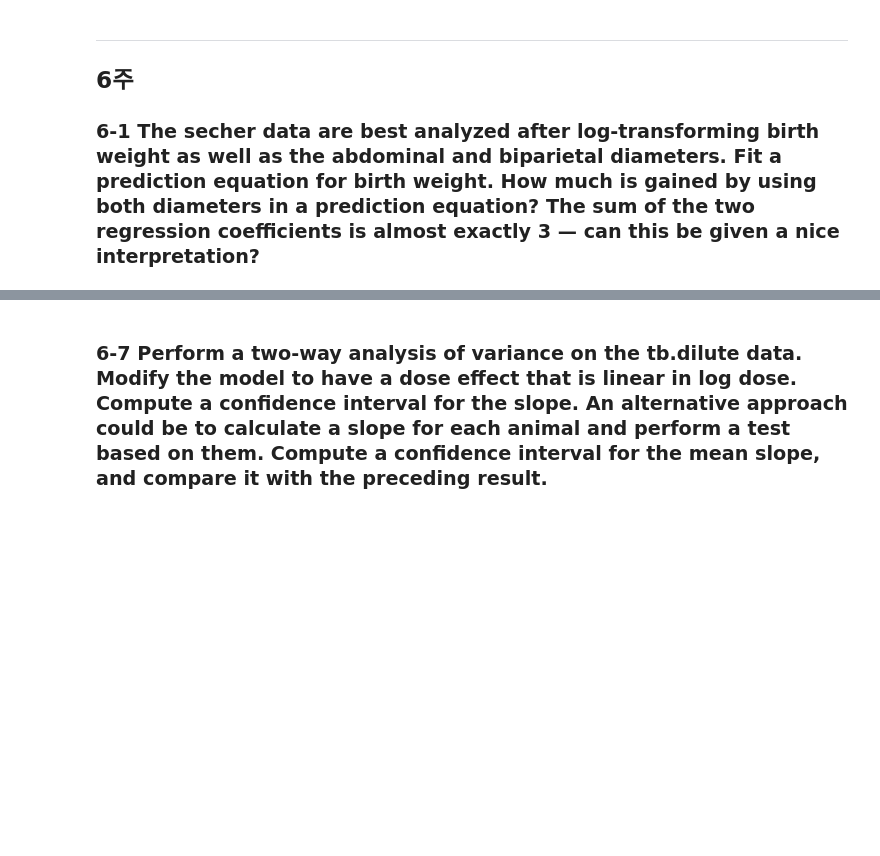
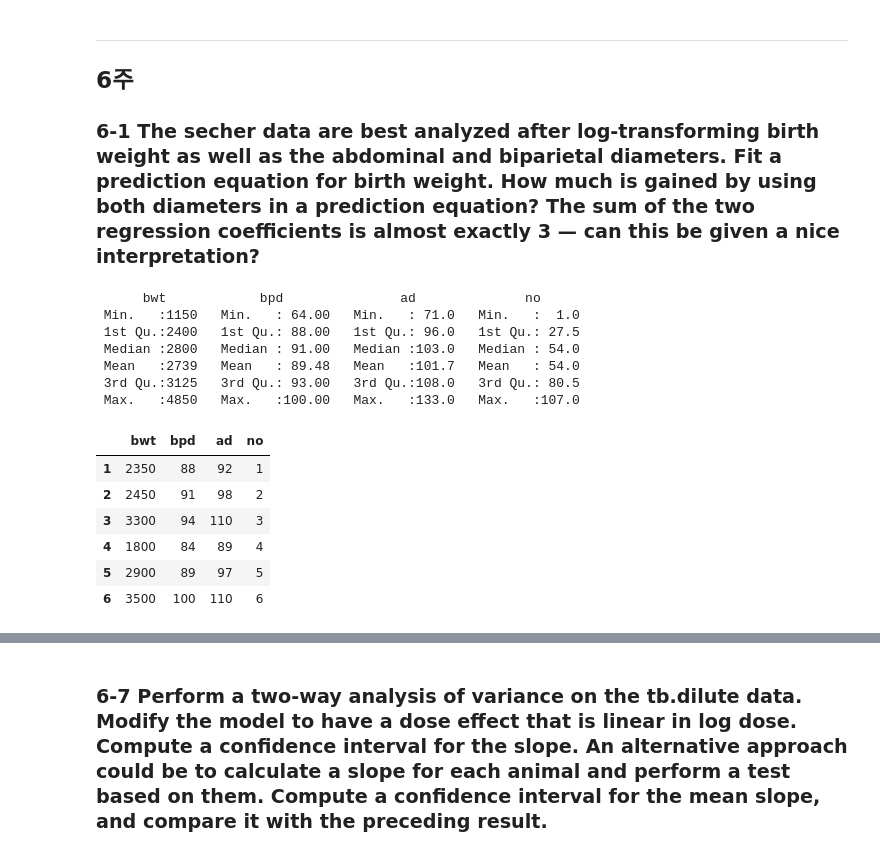
Before and after one commit to braveji18/mystudy, a Jupyter notebook: 01_school/12_데이터분석방법론1/homework_01.ipynb, the cells around one changed output, grey strips where cells are left out. Saved outputs shown, nothing was run; the diff lists cells and outputs as text; code cells hidden in the pictures; blank space fills up the shorter version.

```diff
--- a/01_school/12_데이터분석방법론1/homework_01.ipynb
+++ b/01_school/12_데이터분석방법론1/homework_01.ipynb
@@ -669,0 +672,18 @@ Levels: low intermediate high very high
+# %%
+summary( secher )
+head( secher )
+# %% [output]
+      bwt            bpd               ad              no
+ Min.   :1150   Min.   : 64.00   Min.   : 71.0   Min.   :  1.0
+ 1st Qu.:2400   1st Qu.: 88.00   1st Qu.: 96.0   1st Qu.: 27.5
+ Median :2800   Median : 91.00   Median :103.0   Median : 54.0
+ Mean   :2739   Mean   : 89.48   Mean   :101.7   Mean   : 54.0
+ 3rd Qu.:3125   3rd Qu.: 93.00   3rd Qu.:108.0   3rd Qu.: 80.5
+ Max.   :4850   Max.   :100.00   Max.   :133.0   Max.   :107.0
+|  | bwt | bpd | ad | no |
+| 1 | 2350 | 88 | 92 | 1 |
+| 2 | 2450 | 91 | 98 | 2 |
+| 3 | 3300 | 94 | 110 | 3 |
+| 4 | 1800 | 84 | 89 | 4 |
+| 5 | 2900 | 89 | 97 | 5 |
+| 6 | 3500 | 100 | 110 | 6 |
```
Also changed, not shown: parts of 46 cells of this notebook, 1 other file.
